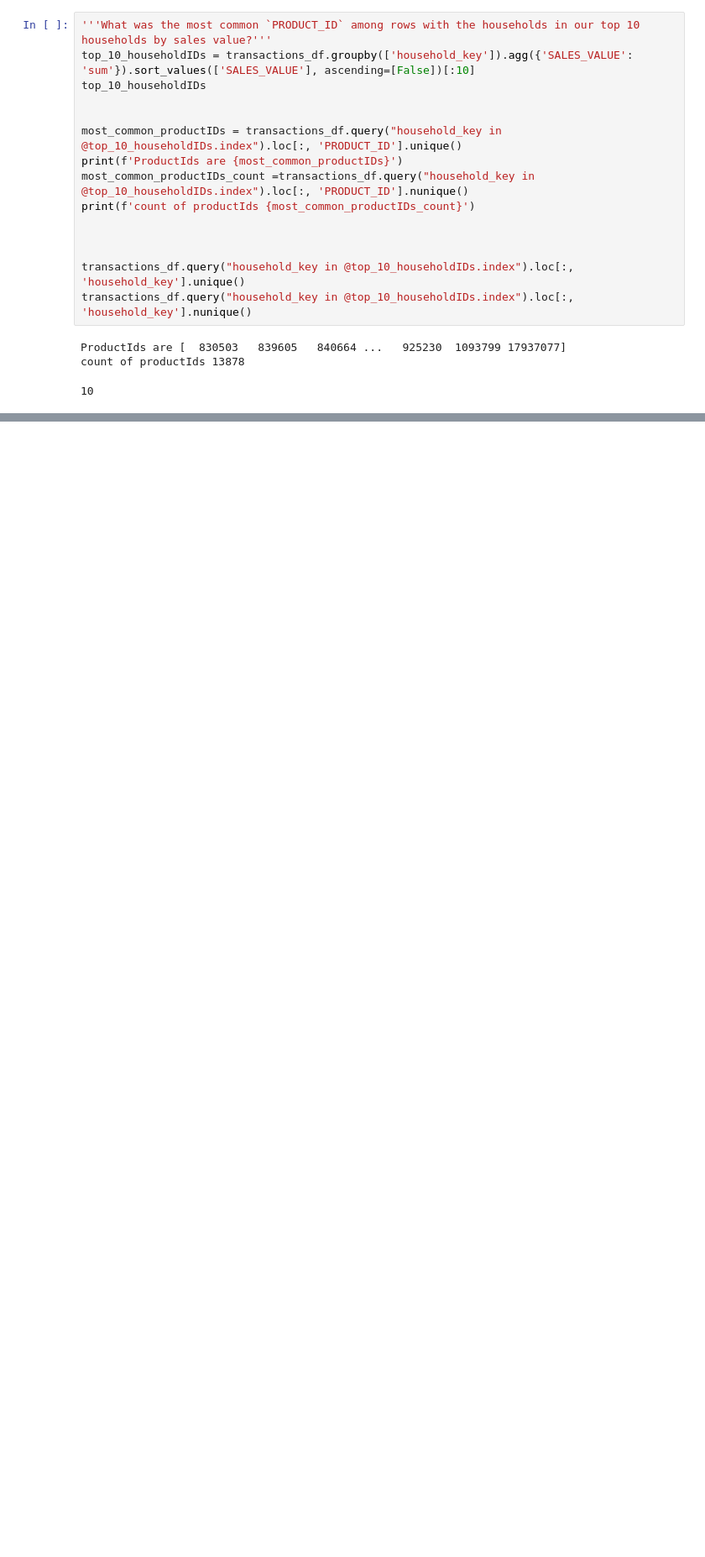
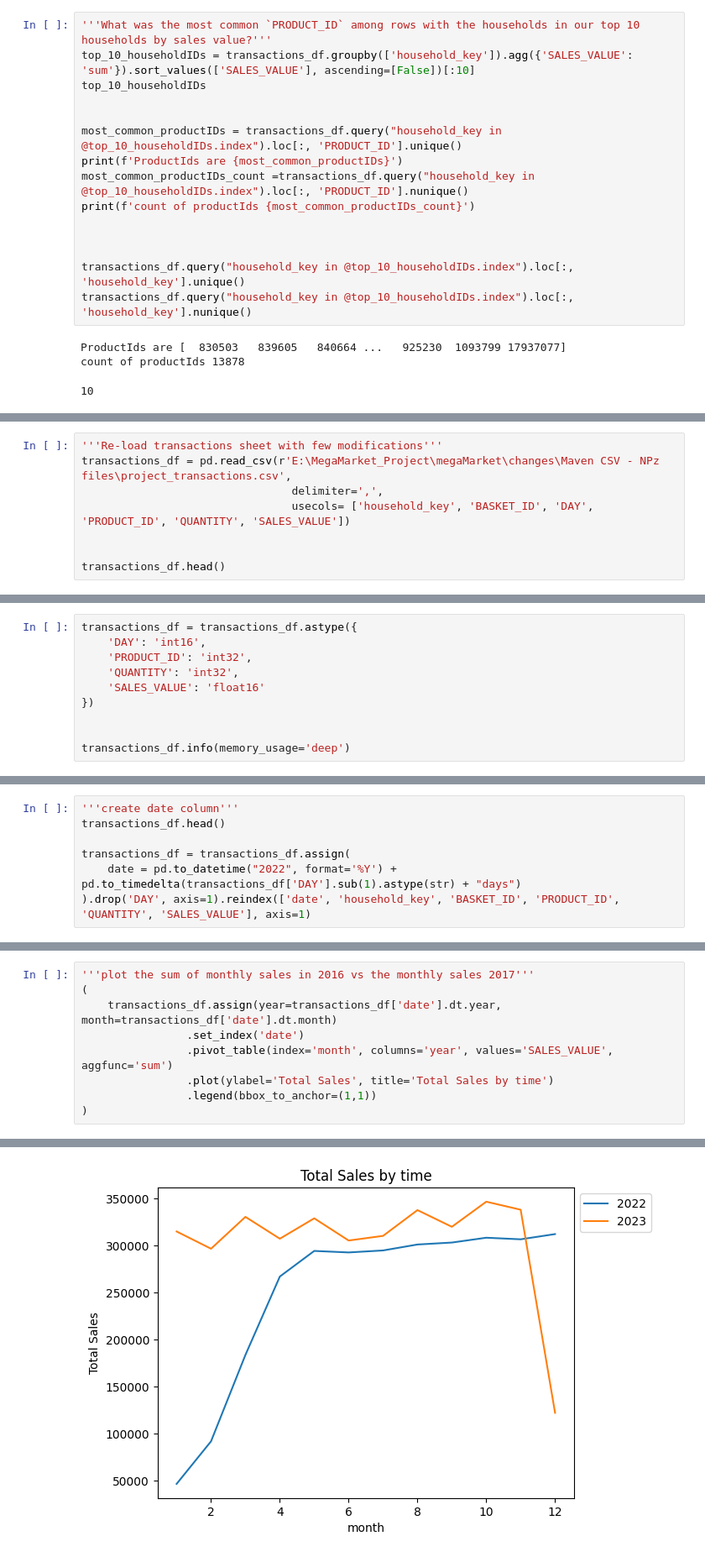
Before and after one commit to Mayar9/Mega_Market, a Jupyter notebook: Acquisition_target_data.ipynb, the cells around one changed output, grey strips where cells are left out. Shown at 84% size. Drawn from its saved outputs; the diff is of its cells as text; blank space fills up the shorter version.

Commit message:
doing time based analysis to check how sales 've been changed over time

```diff
--- a/Acquisition_target_data.ipynb
+++ b/Acquisition_target_data.ipynb
@@ -502,0 +509,8 @@ products.query("PRODUCT_ID == @lookup2_top10_products[0]")
+# %%
+'''Re-load transactions sheet with few modifications'''
+transactions_df = pd.read_csv(r'E:\MegaMarket_Project\megaMarket\changes\Maven CSV - NPz files\project_transactions.csv',
+                                delimiter=',',
+                                usecols= ['household_key', 'BASKET_ID', 'DAY', 'PRODUCT_ID', 'QUANTITY', 'SALES_VALUE'])
+
+
+transactions_df.head()
@@ -502,0 +562,10 @@ products.query("PRODUCT_ID == @lookup2_top10_products[0]")
+# %%
+transactions_df = transactions_df.astype({
+    'DAY': 'int16',
+    'PRODUCT_ID': 'int32',
+    'QUANTITY': 'int32',
+    'SALES_VALUE': 'float16'
+})
+
+
+transactions_df.info(memory_usage='deep')
@@ -502,0 +586,7 @@ products.query("PRODUCT_ID == @lookup2_top10_products[0]")
+# %%
+'''create date column'''
+transactions_df.head()
+
+transactions_df = transactions_df.assign(
+    date = pd.to_datetime("2022", format='%Y') + pd.to_timedelta(transactions_df['DAY'].sub(1).astype(str) + "days")
+).drop('DAY', axis=1).reindex(['date', 'household_key', 'BASKET_ID', 'PRODUCT_ID', 'QUANTITY', 'SALES_VALUE'], axis=1)
@@ -502,0 +615,10 @@ products.query("PRODUCT_ID == @lookup2_top10_products[0]")
+# %%
+'''plot the sum of monthly sales in 2016 vs the monthly sales 2017'''
+(
+    transactions_df.assign(year=transactions_df['date'].dt.year, month=transactions_df['date'].dt.month)
+                .set_index('date')
+                .pivot_table(index='month', columns='year', values='SALES_VALUE', aggfunc='sum')
+                .plot(ylabel='Total Sales', title='Total Sales by time')
+                .legend(bbox_to_anchor=(1,1))
+)
+# %% [output]
@@ -502,0 +626 @@ products.query("PRODUCT_ID == @lookup2_top10_products[0]")
+[figure, added]
```
Also changed, not shown: parts of 16 cells of this notebook.
